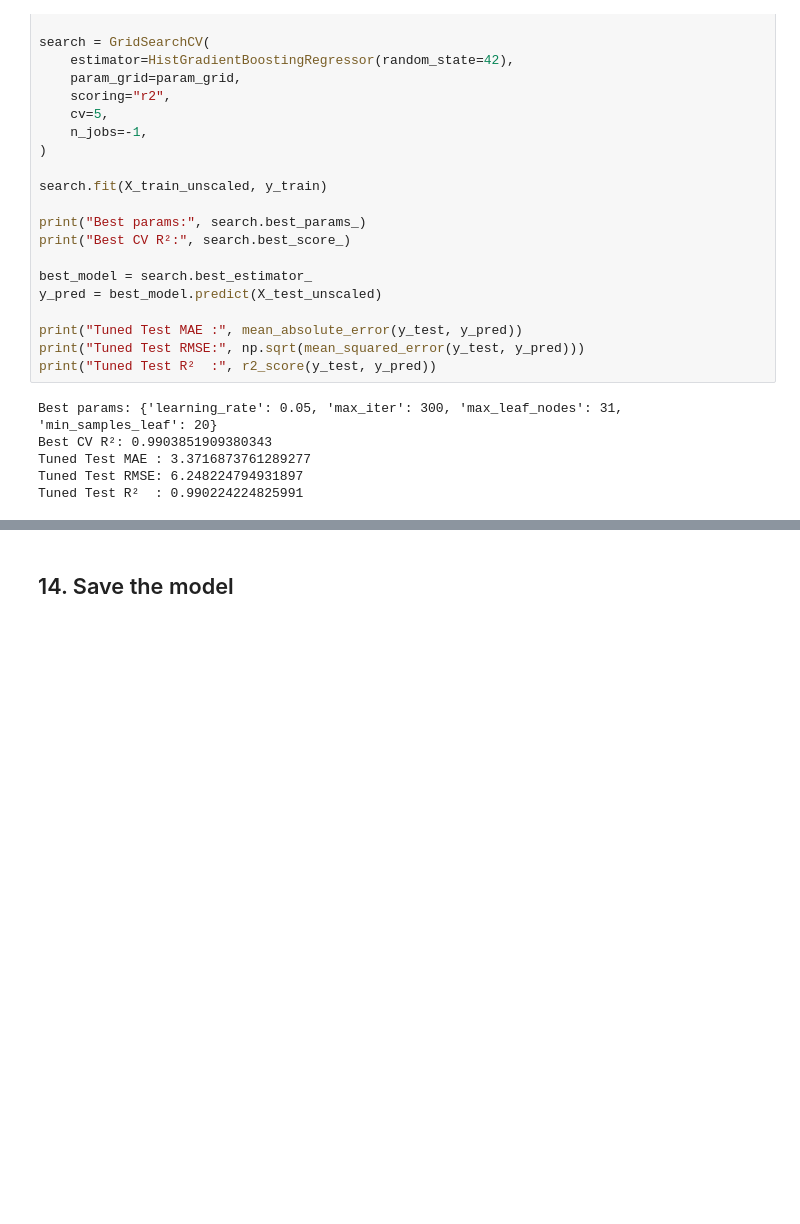
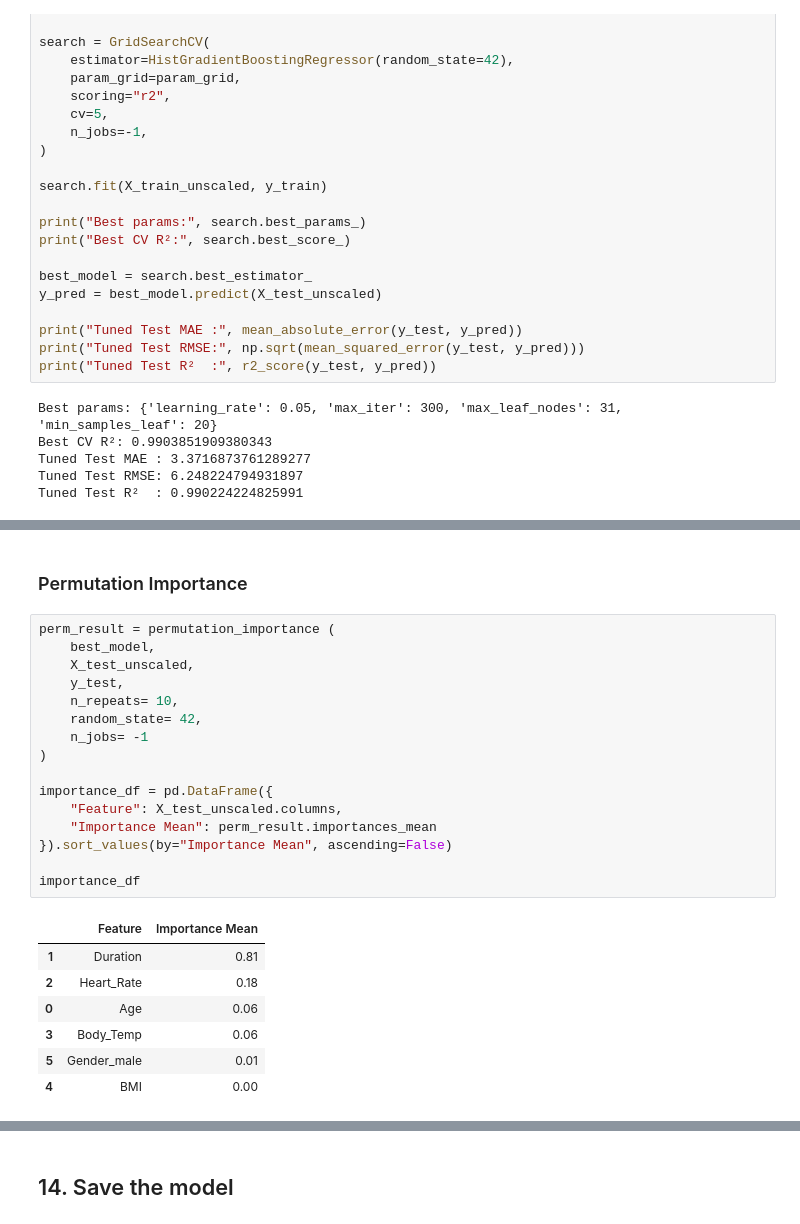
Before and after one commit to ahmed4mohamed4/machine_learning, a Jupyter notebook: projects/calories_burn_prediction/model/main.ipynb, the cells around one changed output, grey strips where cells are left out. Saved outputs shown, nothing was run; the diff lists cells and outputs as text; blank space fills up the shorter version.

```diff
--- a/projects/calories_burn_prediction/model/main.ipynb
+++ b/projects/calories_burn_prediction/model/main.ipynb
@@ -1565,0 +1595,26 @@ Tuned Test R²  : 0.990224224825991
+# %% [markdown]
+### Permutation Importance
+# %%
+perm_result = permutation_importance (
+    best_model,
+    X_test_unscaled,
+    y_test,
+    n_repeats= 10,
+    random_state= 42,
+    n_jobs= -1
+)
+
+importance_df = pd.DataFrame({
+    "Feature": X_test_unscaled.columns,
+    "Importance Mean": perm_result.importances_mean
+}).sort_values(by="Importance Mean", ascending=False)
+
+importance_df
+# %% [output]
+|  | Feature | Importance Mean |
+| 1 | Duration | 0.81 |
+| 2 | Heart_Rate | 0.18 |
+| 0 | Age | 0.06 |
+| 3 | Body_Temp | 0.06 |
+| 5 | Gender_male | 0.01 |
+| 4 | BMI | 0.00 |
```
Also changed, not shown: parts of 18 cells of this notebook.
